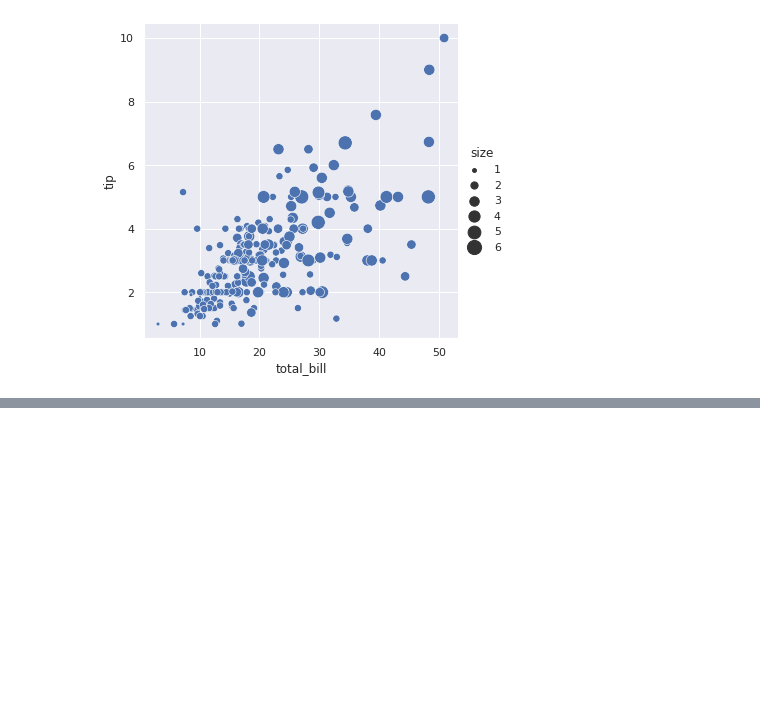
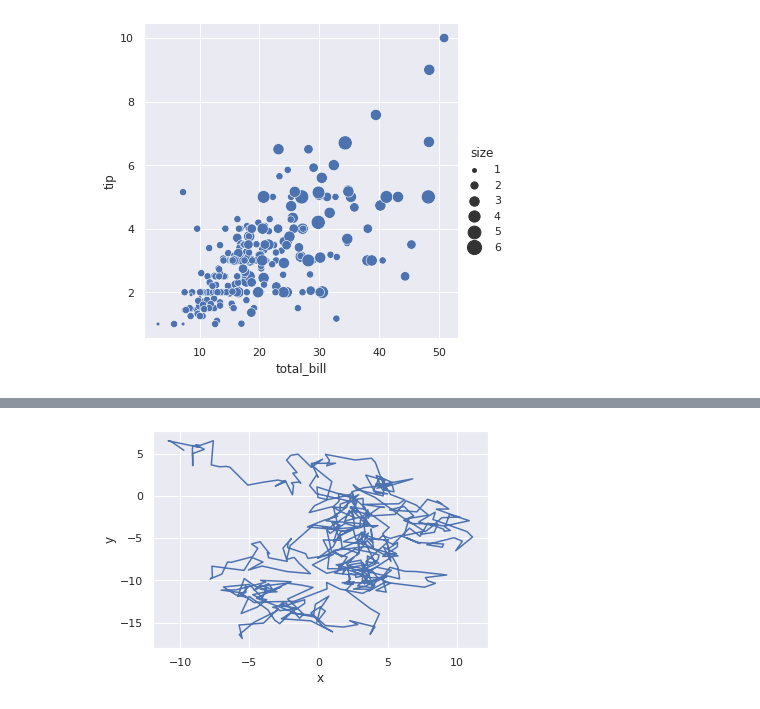
Before and after one commit to luisbarboza27/Notebooks_CA0502, a Jupyter notebook: Semana_5_2.ipynb, the cells around one changed output, grey strips where cells are left out. Cells and saved outputs as stored; diff of their text form; code cells hidden in the pictures; blank space fills up the shorter version.

```diff
--- a/Semana_5_2.ipynb
+++ b/Semana_5_2.ipynb
@@ -201,0 +233,4 @@ sns.relplot(x="total_bill", y="tip", size="size", sizes=(15, 200), data=tips);
+# %%
+sns.lineplot(x="x", y="y", sort=False, data=df);
+# %% [output]
+[figure, added]
```
Also changed, not shown: parts of 18 cells of this notebook.
